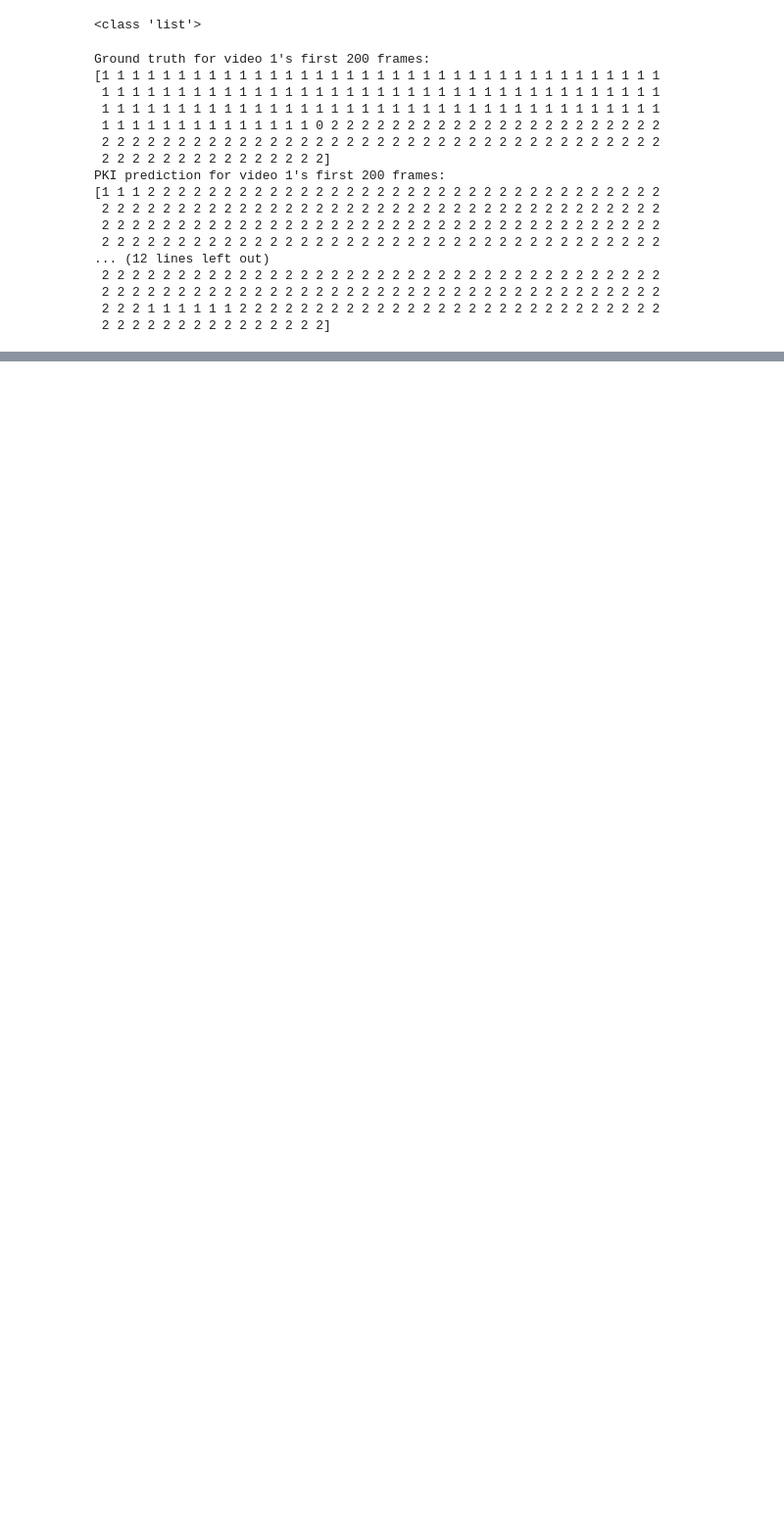
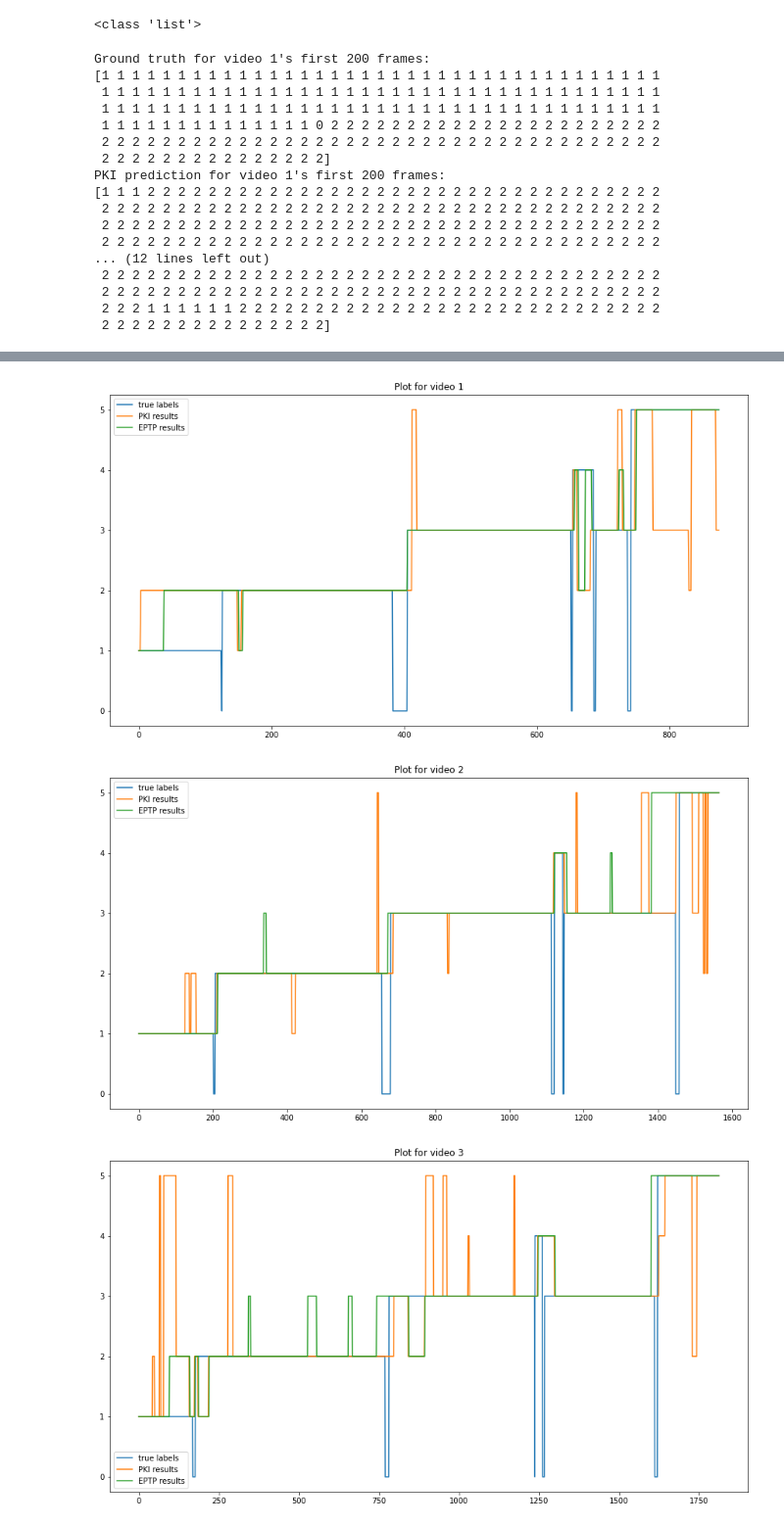
Before and after one commit to jennazhou/SurgicalWorkflowSegmentation, a Jupyter notebook: prior_distribution_playground.ipynb, the cells around one changed output, grey strips where cells are left out. Shown at 98% size. Drawn from its saved outputs; the diff is of its cells as text; code cells hidden in the pictures; blank space fills up the shorter version.

```diff
--- a/prior_distribution_playground.ipynb
+++ b/prior_distribution_playground.ipynb
@@ -2187,0 +2458,8 @@ for i in range(14):
+# %%
+l = len(phase_entry_th_list)
+for i in range(l):
+    overall_ave_tr_acc = 0
+    for j in range(7):
+        overall_ave_tr_acc += train_accs[i + j*l]
+    overall_ave_tr_acc /= 7
+    print("Overall average training accuracy with prior_th={}, phase_entry_th = {} is {}".format(prior_th, phase_entry_th_list[i], overall_ave_tr_acc))
@@ -2187,0 +2538,19 @@ for i in range(14):
+# %%
+for i in range(14):
+##############
+    num = len(true_label_list)
+    figure(figsize=(15, 8))
+    x = list(range(len(true_label_list[i])))
+    plt.plot(x, true_label_list[i], label="true labels")
+#     plt.plot(x, pred_list[i], label="CNN prediction labels")
+    plt.plot(x, pki_list[i], label="PKI results")
+#     plt.plot(x, pki_wo_zero_list[i], label="PKI with priors labels")
+#     plt.plot(x, pki_prior_v2[i], label="PKI with priors and entry points stats labels")
+    plt.plot(x, eptp_output_list[i], label="EPTP results")
+    plt.legend()
+    plt.title("Plot for video {}".format(i+1))
+    plt.show()
+# %% [output]
+[figure, added]
+[figure, added]
+[figure, added]
```
Also changed, not shown: parts of 20 cells of this notebook, 4 other files.
